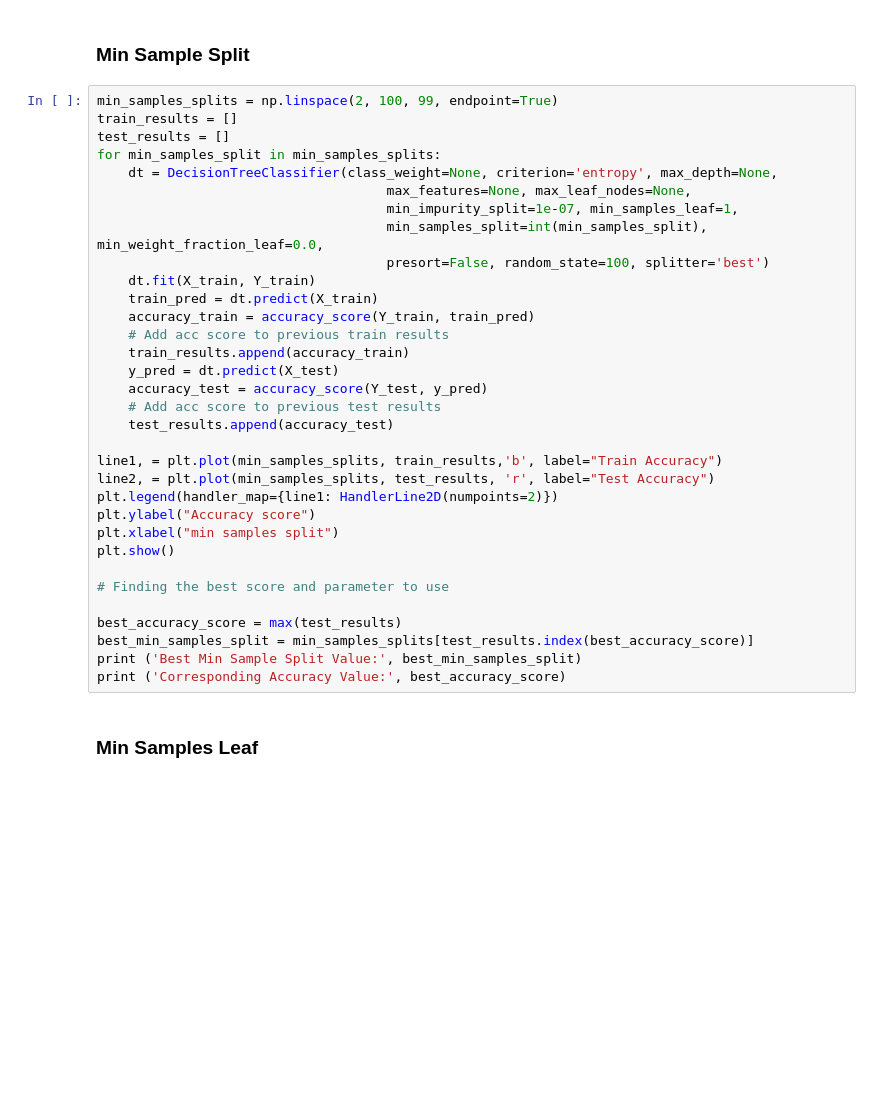
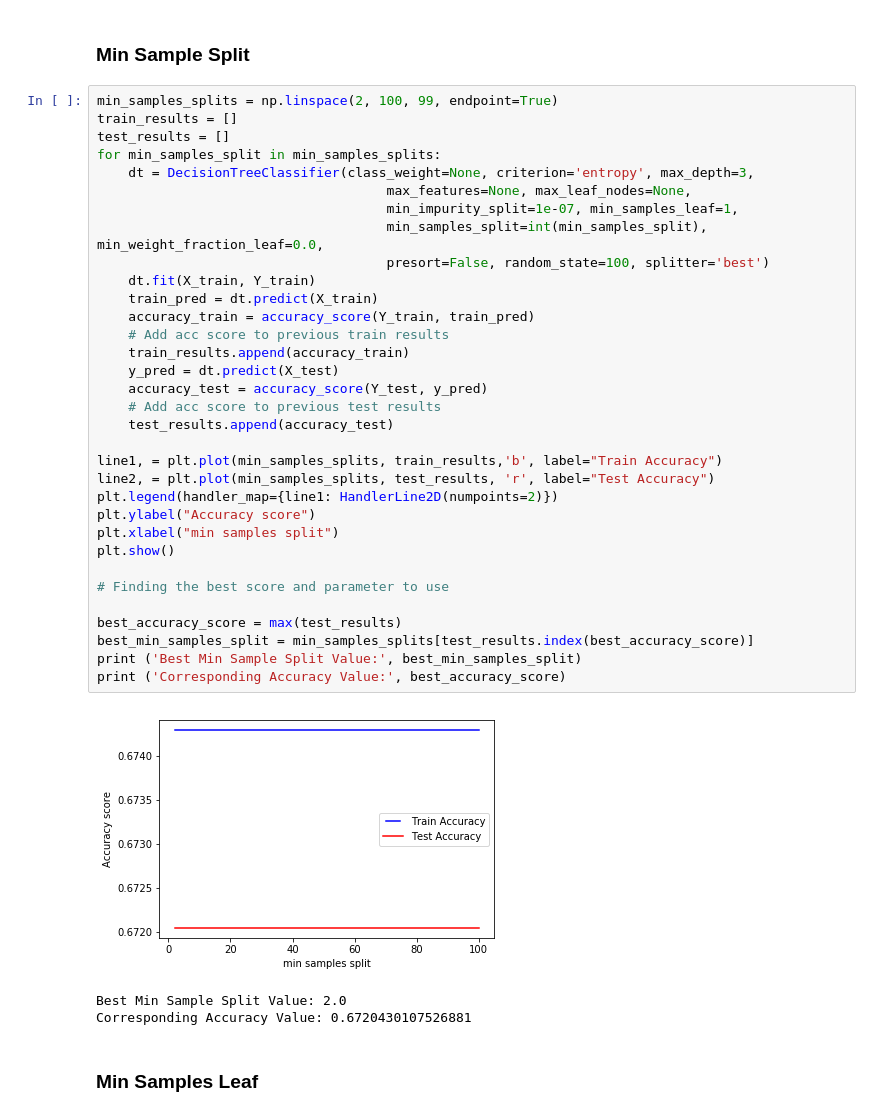
Before and after one commit to jindongyang94/BT4240, a Jupyter notebook: decision_tree/decisiontree.ipynb, the cells around one changed output. Drawn from its saved outputs; the diff is of its cells as text; blank space fills up the shorter version.

```diff
--- a/decision_tree/decisiontree.ipynb
+++ b/decision_tree/decisiontree.ipynb
@@ -503,34 +509,38 @@ min_samples_splits = np.linspace(2, 100, 99, endpoint=True)
 train_results = []
 test_results = []
 for min_samples_split in min_samples_splits:
-    dt = DecisionTreeClassifier(class_weight=None, criterion='entropy', max_depth=None,
+    dt = DecisionTreeClassifier(class_weight=None, criterion='entropy', max_depth=3,
                                      max_features=None, max_leaf_nodes=None,
                                      min_impurity_split=1e-07, min_samples_leaf=1,
                                      min_samples_split=int(min_samples_split), min_weight_fraction_leaf=0.0,
                                      presort=False, random_state=100, splitter='best')
     dt.fit(X_train, Y_train)
     train_pred = dt.predict(X_train)
     accuracy_train = accuracy_score(Y_train, train_pred)
     # Add acc score to previous train results
     train_results.append(accuracy_train)
     y_pred = dt.predict(X_test)
     accuracy_test = accuracy_score(Y_test, y_pred)
     # Add acc score to previous test results
     test_results.append(accuracy_test)
 
 line1, = plt.plot(min_samples_splits, train_results,'b', label="Train Accuracy")
 line2, = plt.plot(min_samples_splits, test_results, 'r', label="Test Accuracy")
 plt.legend(handler_map={line1: HandlerLine2D(numpoints=2)})
 plt.ylabel("Accuracy score")
 plt.xlabel("min samples split")
 plt.show()
 
 # Finding the best score and parameter to use
 
 best_accuracy_score = max(test_results)
 best_min_samples_split = min_samples_splits[test_results.index(best_accuracy_score)]
 print ('Best Min Sample Split Value:', best_min_samples_split)
 print ('Corresponding Accuracy Value:', best_accuracy_score)
+# %% [output]
+[figure, added]
+Best Min Sample Split Value: 2.0
+Corresponding Accuracy Value: 0.6720430107526881
 # %% [markdown]
 ### Min Samples Leaf
 # %%
```
Also changed, not shown: parts of 18 cells of this notebook.
